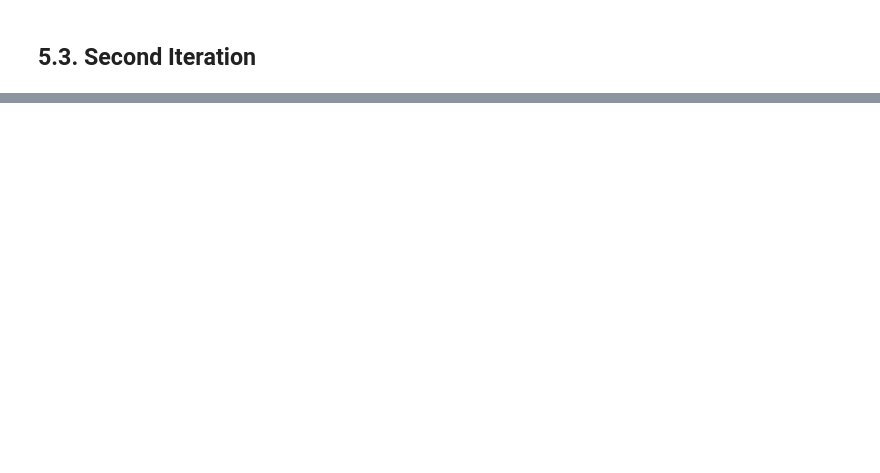
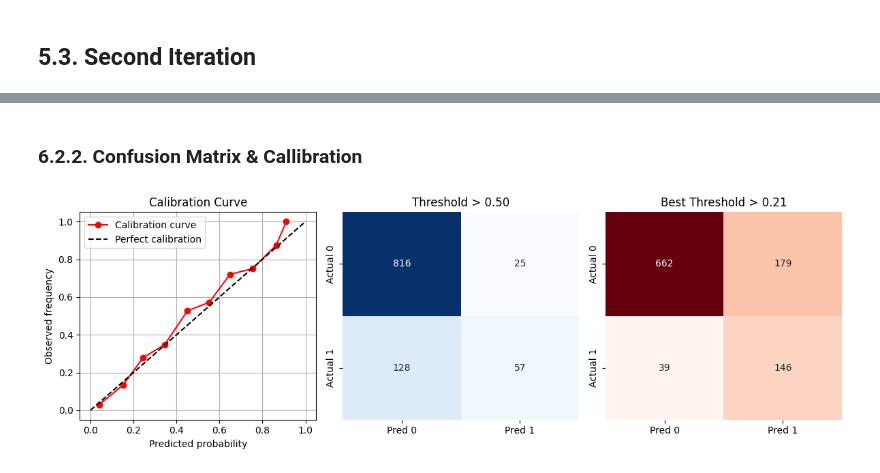
Before and after one commit to jlpscampos/Perception-of-Excessive-Sleepiness-and-Severe-Fatigue-in-Civil-Aviation-Pilots, a Jupyter notebook: Modelling_sleepiness.ipynb, the cells around one changed output, grey strips where cells are left out. Cells and saved outputs as stored; diff of their text form; code cells hidden in the pictures; blank space fills up the shorter version.

```diff
--- a/Modelling_sleepiness.ipynb
+++ b/Modelling_sleepiness.ipynb
@@ -207,0 +375,38 @@ agemiddle          0.016    *
+# %% [markdown]
+### 6.2.2. Confusion Matrix & Callibration
+# %%
+y_pred_opt = (np.array(y_prob) >= 0.50).astype(int)
+cm = confusion_matrix(y_true, y_pred_opt)
+cm_prev = pd.DataFrame(cm, index=['Actual 0', 'Actual 1'], columns=['Pred 0', 'Pred 1'])
+
+# Youden J statistic
+j_scores = tpr - fpr
+best_thresh = thresholds[np.argmax(j_scores)]
+#print(f"Optimal threshold (Youden's J): {best_thresh:.3f}")
+
+# Confusion matrix at optimal threshold
+y_pred_opt = (y_prob >= best_thresh).astype(int)
+cm = confusion_matrix(y_true, y_pred_opt)
+#print("Confusion Matrix at Optimal Threshold:")
+cm_df = pd.DataFrame(cm, index=['Actual 0', 'Actual 1'], columns=['Pred 0', 'Pred 1'])
+#print(pd.DataFrame(cm, index=['Actual 0', 'Actual 1'], columns=['Pred 0', 'Pred 1']))
+
+prob_true, prob_pred = calibration_curve(y_true, y_prob, n_bins=10)
+
+fig, ax = plt.subplots(nrows = 1, ncols = 3, figsize = (12,4))
+ax[0].plot(prob_pred, prob_true, marker='o', label='Calibration curve', color = 'red')
+ax[0].plot([0, 1], [0, 1], 'k--', label='Perfect calibration')
+ax[0].set_xlabel('Predicted probability')
+ax[0].set_ylabel('Observed frequency')
+ax[0].set_title('Calibration Curve')
+ax[0].legend()
+ax[0].grid(True)
+
+sns.heatmap(cm_prev, annot=True, fmt='d', cmap='Blues', cbar=False, ax = ax[1])
+ax[1].set_title(f'Threshold > 0.50')
+sns.heatmap(cm_df, annot=True, fmt='d', cmap='Reds', cbar = False, ax = ax[2])
+ax[2].set_title(f'Best Threshold > {best_thresh:.2f}')
+plt.tight_layout()
+plt.show()
+# %% [output]
+[figure, added]
```
Also changed, not shown: parts of 34 cells of this notebook, 4 other files.
